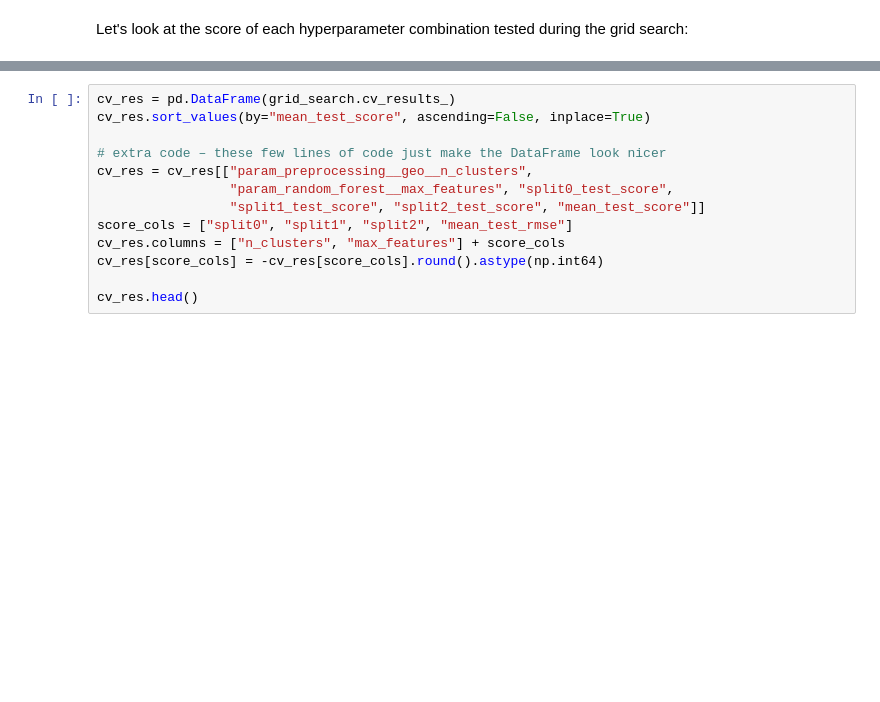
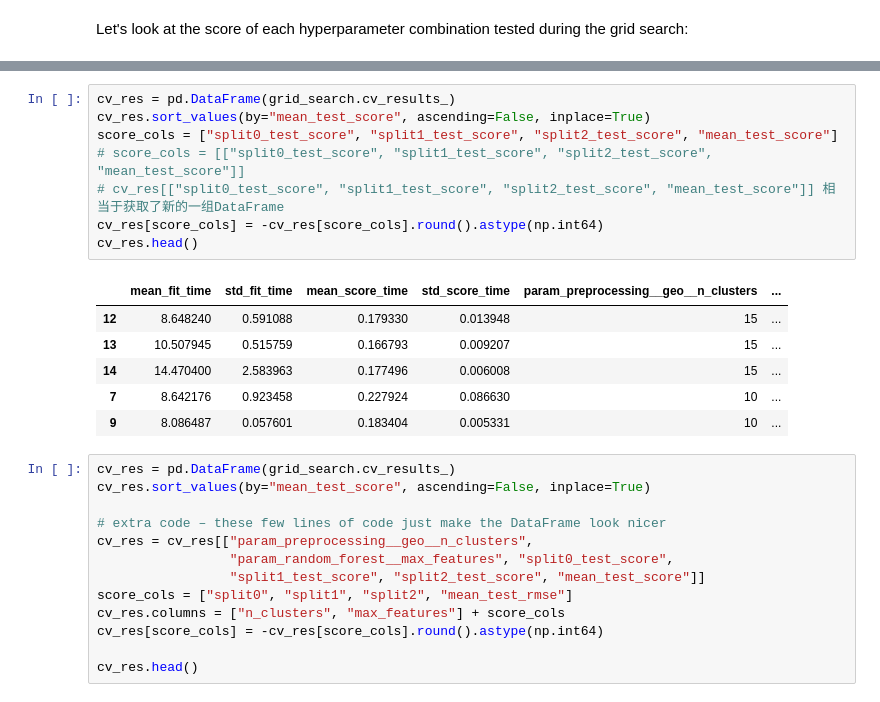
Before and after one commit to zhouchiji/handson-ml3, a Jupyter notebook: 02_end_to_end_machine_learning_project.ipynb, the cells around one changed output, grey strips where cells are left out. Cells and saved outputs as stored; diff of their text form; blank space fills up the shorter version.

```diff
--- a/02_end_to_end_machine_learning_project.ipynb
+++ b/02_end_to_end_machine_learning_project.ipynb
@@ -1815,3 +1830,18 @@ Let's look at the score of each hyperparameter combination tested during the gri
+# %%
+cv_res = pd.DataFrame(grid_search.cv_results_)
+cv_res.sort_values(by="mean_test_score", ascending=False, inplace=True)
+score_cols = ["split0_test_score", "split1_test_score", "split2_test_score", "mean_test_score"]
+# score_cols = [["split0_test_score", "split1_test_score", "split2_test_score", "mean_test_score"]]
+# cv_res[["split0_test_score", "split1_test_score", "split2_test_score", "mean_test_score"]] 相当于获取了新的一组DataFrame
+cv_res[score_cols] = -cv_res[score_cols].round().astype(np.int64)
+cv_res.head()
+# %% [output]
+|  | mean_fit_time | std_fit_time | mean_score_time | std_score_time | param_preprocessing__geo__n_clusters | ... |
+| 12 | 8.648240 | 0.591088 | 0.179330 | 0.013948 | 15 | ... |
+| 13 | 10.507945 | 0.515759 | 0.166793 | 0.009207 | 15 | ... |
+| 14 | 14.470400 | 2.583963 | 0.177496 | 0.006008 | 15 | ... |
+| 7 | 8.642176 | 0.923458 | 0.227924 | 0.086630 | 10 | ... |
+| 9 | 8.086487 | 0.057601 | 0.183404 | 0.005331 | 10 | ... |
 # %%
 cv_res = pd.DataFrame(grid_search.cv_results_)
 cv_res.sort_values(by="mean_test_score", ascending=False, inplace=True)
```
Also changed, not shown: parts of 12 cells of this notebook.
